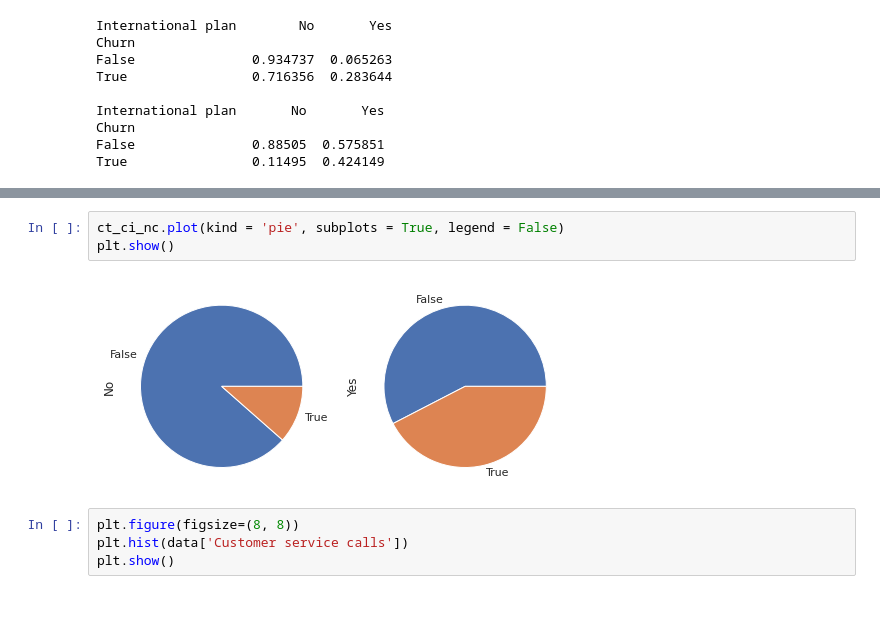
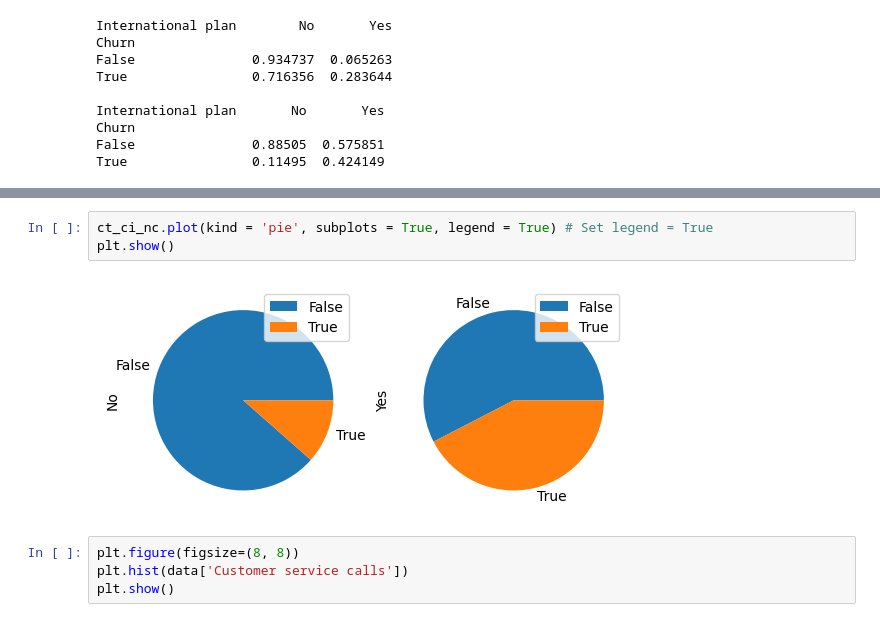
Before and after one commit to saianitha02/Predictive_analytics, a Jupyter notebook: Scripts/EDA_Python.ipynb, the cells around one changed output, grey strips where cells are left out. Saved outputs shown, nothing was run; the diff lists cells and outputs as text.

```diff
--- a/Scripts/EDA_Python.ipynb
+++ b/Scripts/EDA_Python.ipynb
@@ -77,8 +76,8 @@ plt.show()
 # %%
-ct_ci_nc.plot(kind = 'pie', subplots = True, legend = False)
+ct_ci_nc.plot(kind = 'pie', subplots = True, legend = True) # Set legend = True
 plt.show()
 # %% [output]
-[figure, old version]
+[figure, new version]
 # %%
 plt.figure(figsize=(8, 8))
 plt.hist(data['Customer service calls'])
```
Also changed, not shown: parts of 4 cells of this notebook.
